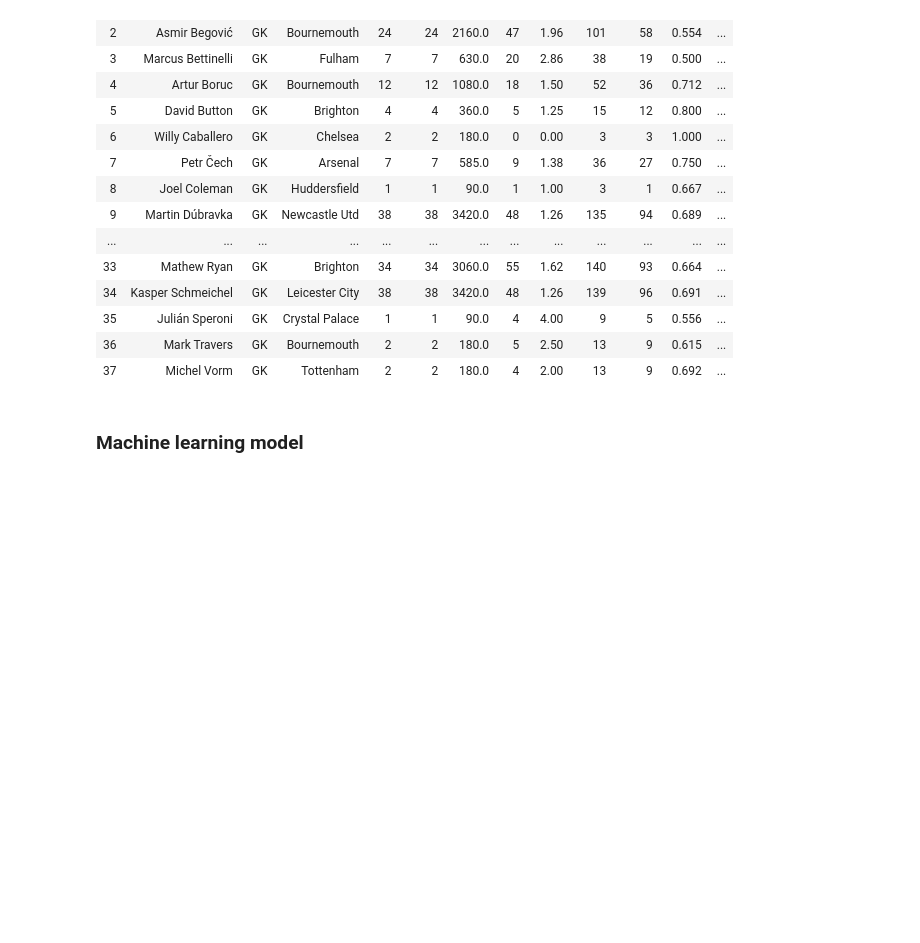
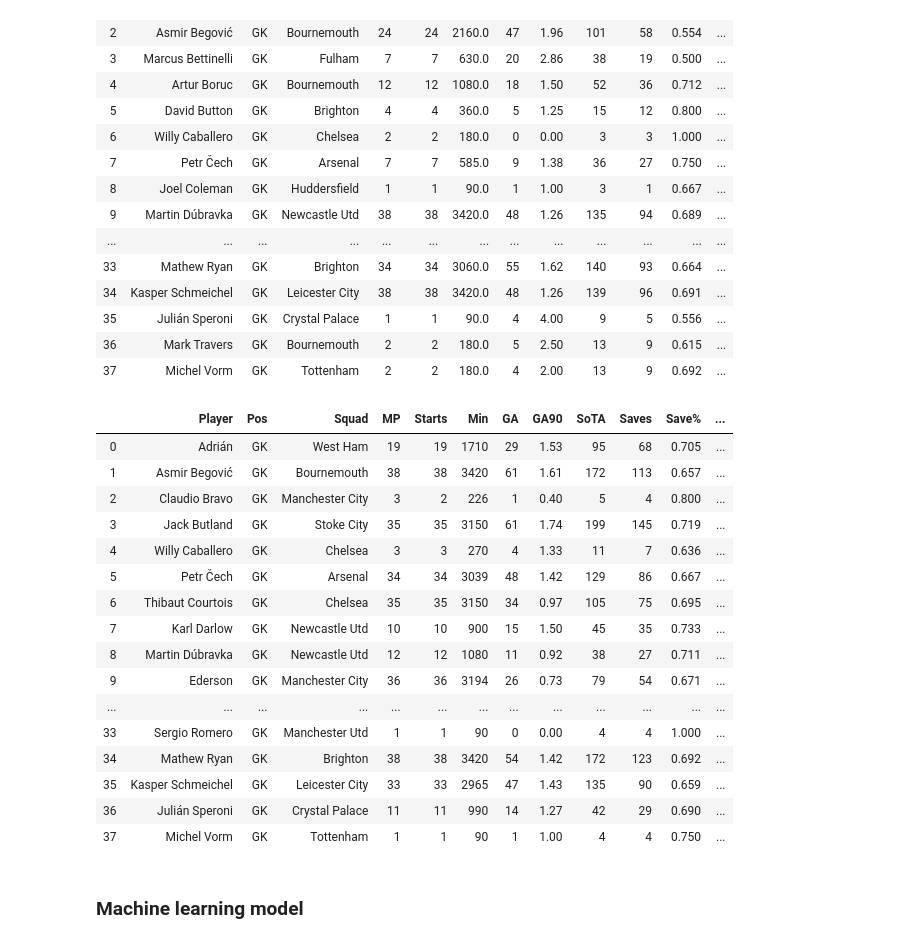
Before and after one commit to jbtrahin/soccer_masters, a Jupyter notebook: PL_data_sets.ipynb, the cells around one changed output. Drawn from its saved outputs; the diff is of its cells as text; code cells hidden in the pictures; blank space fills up the shorter version.

```diff
--- a/PL_data_sets.ipynb
+++ b/PL_data_sets.ipynb
@@ -291,9 +293,27 @@ GK_18_19_df
 GK_18_19_df.to_csv(r'Clean_GK_18_19.csv')
 # %%
 GK_17_18_df = pd.read_csv('GK_17_18.csv', skiprows=1)
-GK_18_19_df = GK_18_19_df.rename(columns={"Player▲": "Player"})
-player_name_split = GK_18_19_df['Player'].str.split('\\')
+GK_17_18_df = GK_17_18_df.rename(columns={"Player▲": "Player"})
+player_name_split = GK_17_18_df['Player'].str.split('\\')
 player_names = player_name_split.map(lambda _:_[0])
-GK_18_19_df['Player'] = player_names
-GK_18_19_df.drop(columns=["Rk", "Matches", "Nation", "Age", "Born"], axis=1, inplace=True)
-GK_18_19_df
+GK_17_18_df['Player'] = player_names
+GK_17_18_df.drop(columns=["Rk", "Matches", "Nation", "Age", "Born"], axis=1, inplace=True)
+GK_17_18_df
+# %% [output]
+|  | Player | Pos | Squad | MP | Starts | Min | GA | GA90 | SoTA | Saves | Save% | ... |
+| 0 | Adrián | GK | West Ham | 19 | 19 | 1710 | 29 | 1.53 | 95 | 68 | 0.705 | ... |
+| 1 | Asmir Begović | GK | Bournemouth | 38 | 38 | 3420 | 61 | 1.61 | 172 | 113 | 0.657 | ... |
+| 2 | Claudio Bravo | GK | Manchester City | 3 | 2 | 226 | 1 | 0.40 | 5 | 4 | 0.800 | ... |
+| 3 | Jack Butland | GK | Stoke City | 35 | 35 | 3150 | 61 | 1.74 | 199 | 145 | 0.719 | ... |
+| 4 | Willy Caballero | GK | Chelsea | 3 | 3 | 270 | 4 | 1.33 | 11 | 7 | 0.636 | ... |
+| 5 | Petr Čech | GK | Arsenal | 34 | 34 | 3039 | 48 | 1.42 | 129 | 86 | 0.667 | ... |
+| 6 | Thibaut Courtois | GK | Chelsea | 35 | 35 | 3150 | 34 | 0.97 | 105 | 75 | 0.695 | ... |
+| 7 | Karl Darlow | GK | Newcastle Utd | 10 | 10 | 900 | 15 | 1.50 | 45 | 35 | 0.733 | ... |
+| 8 | Martin Dúbravka | GK | Newcastle Utd | 12 | 12 | 1080 | 11 | 0.92 | 38 | 27 | 0.711 | ... |
+| 9 | Ederson | GK | Manchester City | 36 | 36 | 3194 | 26 | 0.73 | 79 | 54 | 0.671 | ... |
+| ... | ... | ... | ... | ... | ... | ... | ... | ... | ... | ... | ... | ... |
+| 33 | Sergio Romero | GK | Manchester Utd | 1 | 1 | 90 | 0 | 0.00 | 4 | 4 | 1.000 | ... |
+| 34 | Mathew Ryan | GK | Brighton | 38 | 38 | 3420 | 54 | 1.42 | 172 | 123 | 0.692 | ... |
+| 35 | Kasper Schmeichel | GK | Leicester City | 33 | 33 | 2965 | 47 | 1.43 | 135 | 90 | 0.659 | ... |
+| 36 | Julián Speroni | GK | Crystal Palace | 11 | 11 | 990 | 14 | 1.27 | 42 | 29 | 0.690 | ... |
+| 37 | Michel Vorm | GK | Tottenham | 1 | 1 | 90 | 1 | 1.00 | 4 | 4 | 0.750 | ... |
```
Also changed, not shown: parts of 7 cells of this notebook.
